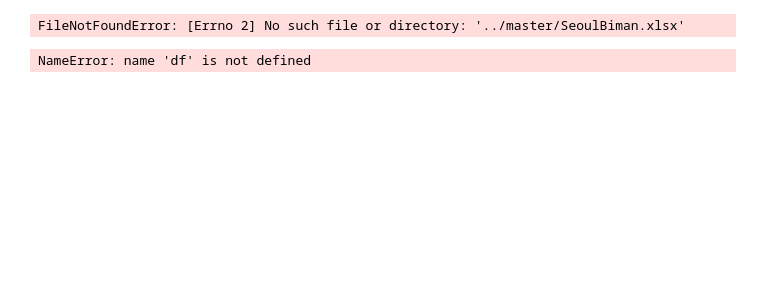
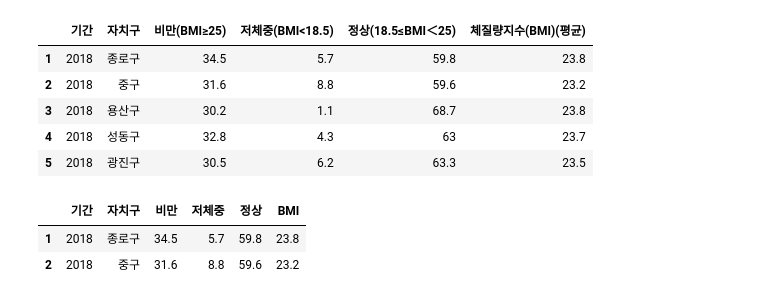
Before and after one commit to rowena22323/python, a Jupyter notebook: BMI_API_ex/SeoulBMI.ipynb, the cells around one changed output. Drawn from its saved outputs; the diff is of its cells as text; code cells hidden in the pictures; blank space fills up the shorter version.

```diff
--- a/BMI_API_ex/SeoulBMI.ipynb
+++ b/BMI_API_ex/SeoulBMI.ipynb
@@ -19,17 +19,24 @@ elif platform.system() == 'Windows':
 else:
     print('Unknown system... sorry~~~~')
 # %%
-df = pd.read_excel("../master/SeoulBiman.xlsx", header=2, encoding='utf-8')
+df = pd.read_excel("SeoulBiman.xlsx", header=2, encoding='utf-8')
 df.drop([0], inplace=True)
 df.head()
 # %% [output]
-FileNotFoundError: [Errno 2] No such file or directory: '../master/SeoulBiman.xlsx'
+|  | 기간 | 자치구 | 비만(BMI≥25) | 저체중(BMI<18.5) | 정상(18.5≤BMI＜25) | 체질량지수(BMI)(평균) |
+| 1 | 2018 | 종로구 | 34.5 | 5.7 | 59.8 | 23.8 |
+| 2 | 2018 | 중구 | 31.6 | 8.8 | 59.6 | 23.2 |
+| 3 | 2018 | 용산구 | 30.2 | 1.1 | 68.7 | 23.8 |
+| 4 | 2018 | 성동구 | 32.8 | 4.3 | 63 | 23.7 |
+| 5 | 2018 | 광진구 | 30.5 | 6.2 | 63.3 | 23.5 |
 # %%
 df.rename(columns={'비만(BMI≥25)':'비만', '저체중(BMI<18.5)':'저체중',
                    '정상(18.5≤BMI＜25)':'정상','체질량지수(BMI)(평균)':'BMI'}, inplace=True)
 df.head(2)
 # %% [output]
-NameError: name 'df' is not defined
+|  | 기간 | 자치구 | 비만 | 저체중 | 정상 | BMI |
+| 1 | 2018 | 종로구 | 34.5 | 5.7 | 59.8 | 23.8 |
+| 2 | 2018 | 중구 | 31.6 | 8.8 | 59.6 | 23.2 |
 # %%
 col=['비만','저체중','정상']
 
```
Also changed, not shown: parts of 4 cells of this notebook, 1 other file.
